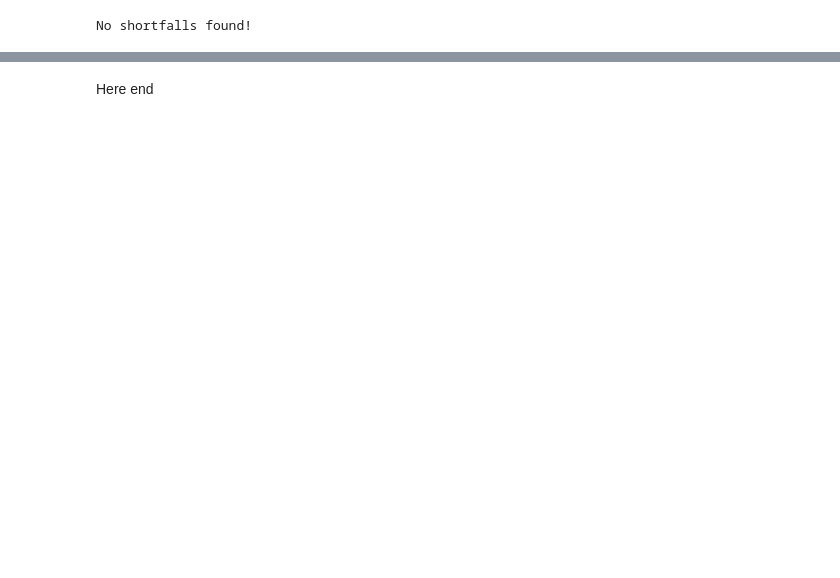
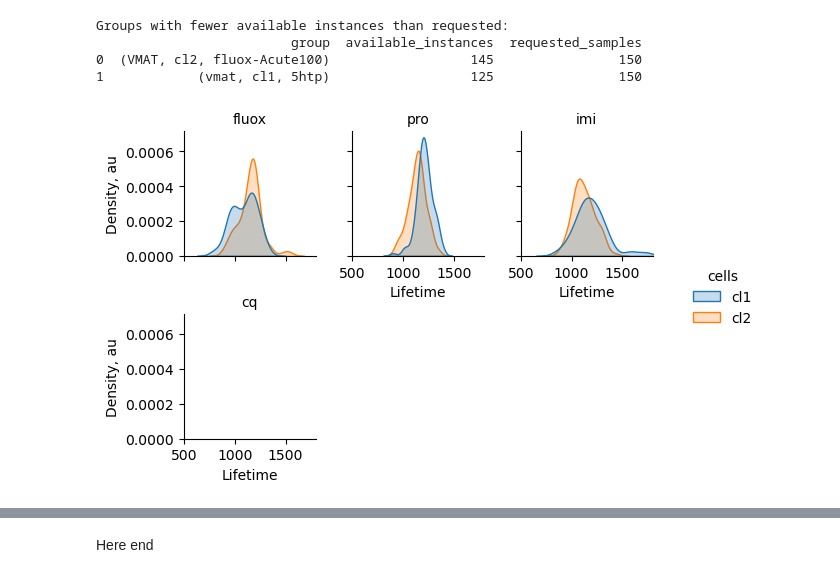
Before and after one commit to OleksTop/flim_granules_analysis, a Jupyter notebook: notebooks/Plotting.ipynb, the cells around one changed output, grey strips where cells are left out. Saved outputs shown, nothing was run; the diff lists cells and outputs as text; code cells hidden in the pictures; blank space fills up the shorter version.

```diff
--- a/notebooks/Plotting.ipynb
+++ b/notebooks/Plotting.ipynb
@@ -40,7 +163,35 @@ NameError: name 'df2' is not defined
 # %%
-sampled_data, log = sample_data_with_optional_balancing(df2, n=150, balance_by_date=False)
+sampled_data, log = sample_data_with_optional_balancing(combined_df, n=150, balance_by_date=False)
 # %% [output]
-No shortfalls found!
+Groups with fewer available instances than requested:
+                         group  available_instances  requested_samples
+0  (VMAT, cl2, fluox-Acute100)                  145                150
+1            (vmat, cl1, 5htp)                  125                150
+# %%
+import pandas as pd
+import seaborn as sns
+import matplotlib.pyplot as plt
+
+
+
+# Define the desired order of 'treatment' columns
+treatment_order = ['fluox','pro','imi','cq']  # Adjust based on your actual treatments
+
+# Check if there's data in the filtered datasets
+#if not sampled_data_1.empty:
+    # Plot for the first subset (e.g., CellType1)
+h1 = sns.displot(
+    sampled_data, hue="cells", x="mean_tau", col="treatment",col_order=treatment_order,
+    kind="kde", height=2, aspect=1, fill=True, col_wrap=3, # Specify the order of the 'treatment' columns
+    )
+    # Set axis labels and titles for the first plot
+h1.set_axis_labels("Lifetime", "Density, au")
+h1.set_titles("{col_name}")
+h1.set(xlim=(500, 1800))
+#plt.suptitle("Density of Lifetime by Transfection and Treatment for CellType1", fontsize=16)
+plt.show()
+# %% [output]
+[figure, added]
 # %%
 import pandas as pd
 import seaborn as sns
```
Also changed, not shown: parts of 8 cells of this notebook, 1 other file.
